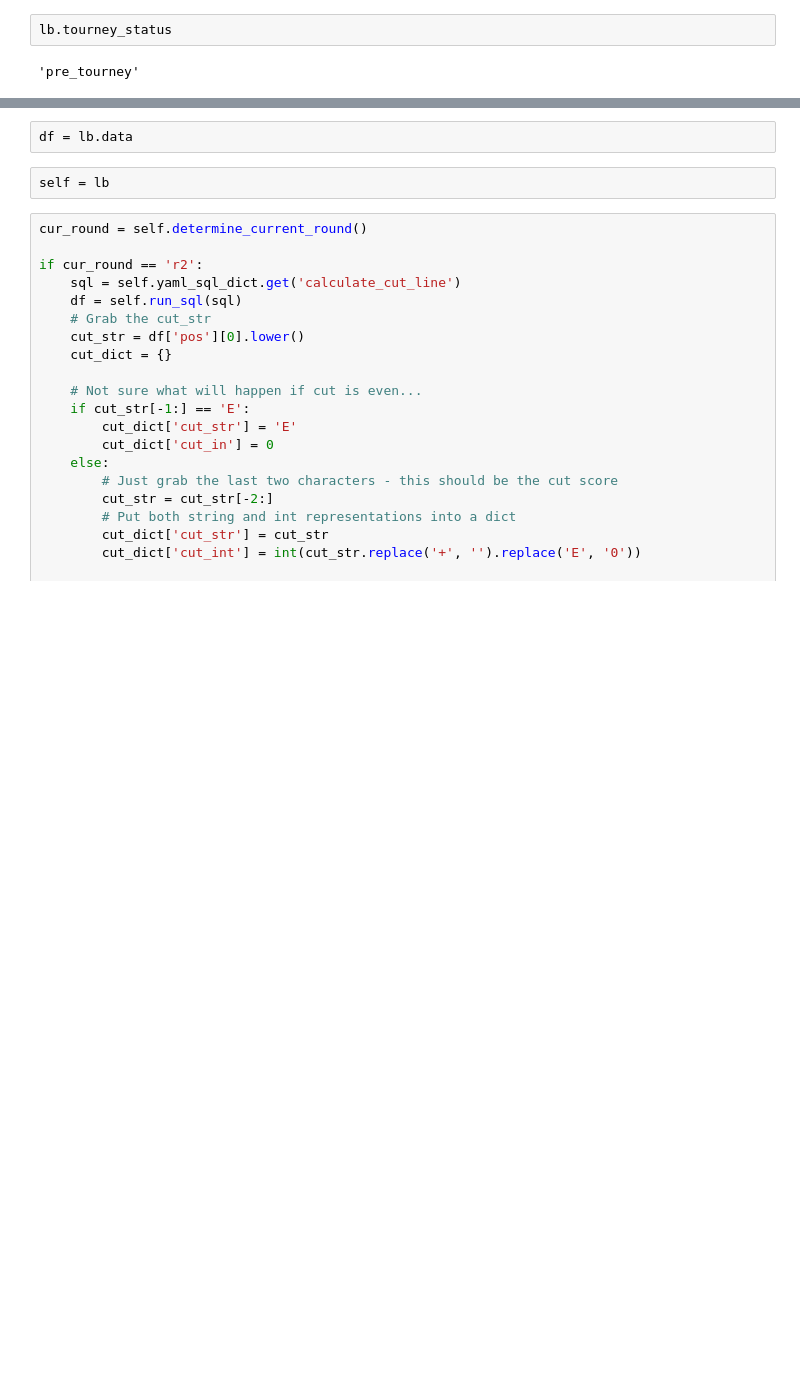
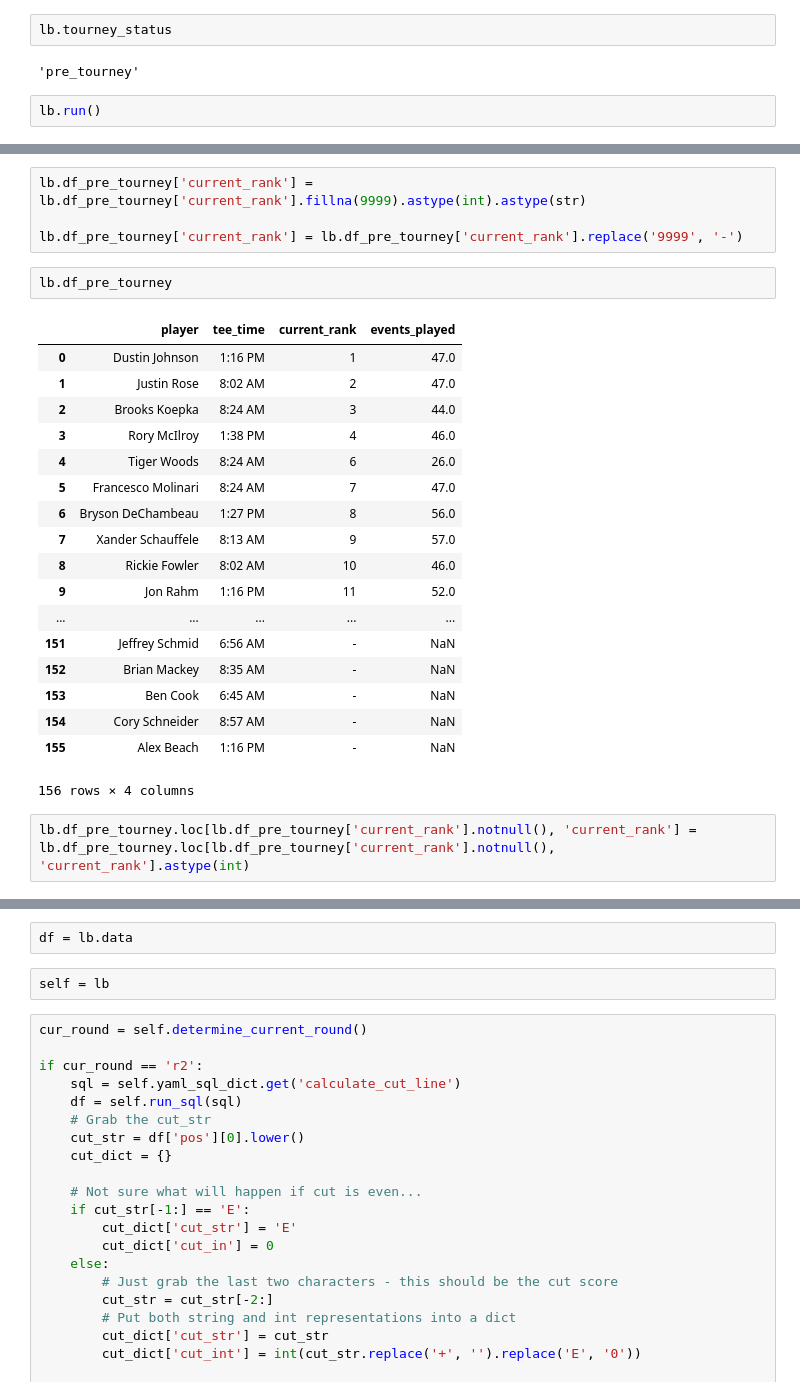
Before and after one commit to jbarton311/donkey_golf, a Jupyter notebook: jupyter_notebooks/class_testing.ipynb, the cells around one changed output, grey strips where cells are left out. Saved outputs shown, nothing was run; the diff lists cells and outputs as text; blank space fills up the shorter version.

Commit message:
Updates to make pre tourney look better

```diff
--- a/jupyter_notebooks/class_testing.ipynb
+++ b/jupyter_notebooks/class_testing.ipynb
@@ -45,3 +45,5 @@ lb = DT.PullLeaderboard(user_id=6)
 lb.tourney_status
 # %% [output]
 'pre_tourney'
+# %%
+lb.run()
@@ -47,0 +60,27 @@ lb.tourney_status
+# %%
+lb.df_pre_tourney['current_rank'] = lb.df_pre_tourney['current_rank'].fillna(9999).astype(int).astype(str)
+
+lb.df_pre_tourney['current_rank'] = lb.df_pre_tourney['current_rank'].replace('9999', '-')
+# %%
+lb.df_pre_tourney
+# %% [output]
+|  | player | tee_time | current_rank | events_played |
+| 0 | Dustin Johnson | 1:16 PM | 1 | 47.0 |
+| 1 | Justin Rose | 8:02 AM | 2 | 47.0 |
+| 2 | Brooks Koepka | 8:24 AM | 3 | 44.0 |
+| 3 | Rory McIlroy | 1:38 PM | 4 | 46.0 |
+| 4 | Tiger Woods | 8:24 AM | 6 | 26.0 |
+| 5 | Francesco Molinari | 8:24 AM | 7 | 47.0 |
+| 6 | Bryson DeChambeau | 1:27 PM | 8 | 56.0 |
+| 7 | Xander Schauffele | 8:13 AM | 9 | 57.0 |
+| 8 | Rickie Fowler | 8:02 AM | 10 | 46.0 |
+| 9 | Jon Rahm | 1:16 PM | 11 | 52.0 |
+| ... | ... | ... | ... | ... |
+| 151 | Jeffrey Schmid | 6:56 AM | - | NaN |
+| 152 | Brian Mackey | 8:35 AM | - | NaN |
+| 153 | Ben Cook | 6:45 AM | - | NaN |
+| 154 | Cory Schneider | 8:57 AM | - | NaN |
+| 155 | Alex Beach | 1:16 PM | - | NaN |
+156 rows × 4 columns
+# %%
+lb.df_pre_tourney.loc[lb.df_pre_tourney['current_rank'].notnull(), 'current_rank'] = lb.df_pre_tourney.loc[lb.df_pre_tourney['current_rank'].notnull(), 'current_rank'].astype(int)
```
Also changed, not shown: parts of 11 cells of this notebook, 8 other files.
